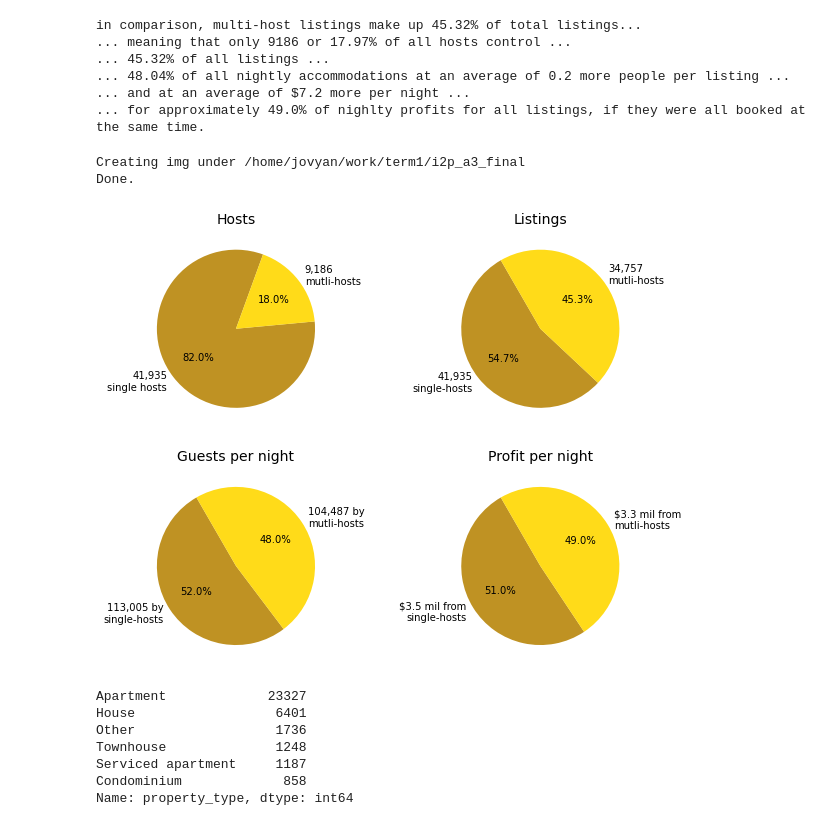
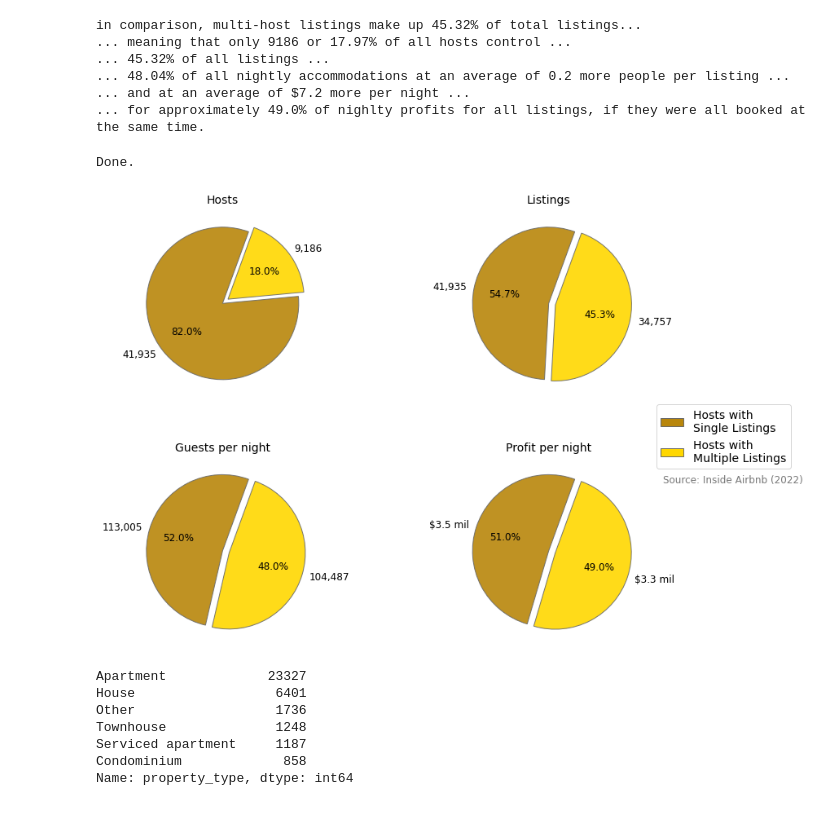
Before and after one commit to MattKavanaugh/i2p_a3_final, a Jupyter notebook: exec-briefing-final.ipynb, the cells around one changed output. Cells and saved outputs as stored; diff of their text form; code cells hidden in the pictures.

```diff
--- a/exec-briefing-final.ipynb
+++ b/exec-briefing-final.ipynb
@@ -714,55 +727,104 @@ in comparison, multi-host listings make up 45.32% of total listings...
 ... for approximately 49.0% of nighlty profits for all listings, if they were all booked at the same time.
 # %%
 # visualize statistics
-plt.figure(figsize = [10, 8])
+plt.figure(figsize = [14, 8])
 
 # Define data coordinates and labels
-hosts = ['41,935\nsingle hosts', '9,186\nmutli-hosts']
+hosts = ['41,935', '9,186']
 hosts_num = [41935, 9186]
-listings = ['41,935\nsingle-hosts', '34,757\nmutli-hosts']
+listings = ['41,935', '34,757']
 listing_num = [41935, 34757]
-accoms = ['113,005 by\nsingle-hosts', '104,487 by\nmutli-hosts']
+accoms = ['113,005', '104,487']
 accoms_num = [113005, 104487]
-profit = ['$3.5 mil from\nsingle-hosts', '$3.3 mil from\nmutli-hosts']
+profit = ['$3.5 mil', '$3.3 mil']
 profit_num = [3469210, 3332875]
+explode =(0, 0.09)
+custom_legend = [Patch(facecolor='darkgoldenrod',
+                       edgecolor='dimgrey',
+                       label='Hosts with\nSingle Listings'),
+                 Patch(facecolor='gold',
+                       edgecolor='dimgrey',
+                       label='Hosts with\nMultiple Listings')]
 
 # number of hosts
 plt.subplot(2, 2, 1)
-plt.pie(hosts_num,labels=hosts, colors = ['darkgoldenrod','gold'], autopct='%1.1f%%', startangle=70, wedgeprops={'alpha':0.9})
+plt.pie(hosts_num,
+        labels=hosts,
+        explode=explode,
+        colors = ['darkgoldenrod','gold'],
+        autopct='%1.1f%%',
+        startangle=70,
+        textprops = {'fontsize': 12},
+        wedgeprops={"edgecolor" : "dimgrey",
+                    'alpha':0.9})
 plt.title('Hosts', fontsize=14, color='black')
 
 # number of listings
 plt.subplot(2, 2, 2)
-plt.pie(listing_num,labels=listings, colors = ['darkgoldenrod','gold'], autopct='%1.1f%%', startangle=120, wedgeprops={'alpha':0.9})
+plt.pie(listing_num,
+        labels=listings,
+        explode=explode,
+        colors = ['darkgoldenrod','gold'],
+        autopct='%1.1f%%',
+        startangle=70,
+        textprops = {'fontsize': 12},
+        wedgeprops={"edgecolor" : "dimgrey",
+                    'alpha':0.9})
 plt.title('Listings', fontsize=14, color='black')
 
 # number of people being accomodated
 plt.subplot(2, 2, 3)
-plt.pie(accoms_num,labels=accoms, colors = ['darkgoldenrod','gold'], autopct='%1.1f%%', startangle=120, wedgeprops={'alpha':0.9})
+plt.pie(accoms_num,
+        labels=accoms,
+        explode=explode,
+        colors = ['darkgoldenrod','gold'],
+        autopct='%1.1f%%',
+        startangle=70,
+        textprops = {'fontsize': 12},
+        wedgeprops={"edgecolor" : "dimgrey",
+                    'alpha':0.9})
 plt.title('Guests per night', fontsize=14, color='black')
 
 # amount of profit
 plt.subplot(2, 2, 4)
-plt.pie(profit_num,labels=profit, colors = ['darkgoldenrod','gold'], autopct='%1.1f%%', startangle=120, wedgeprops={'alpha':0.9})
+plt.pie(profit_num,
+        labels=profit,
+        explode=explode,
+        colors = ['darkgoldenrod','gold'],
+        autopct='%1.1f%%',
+        startangle=70,
+        textprops = {'fontsize': 12},
+        wedgeprops={"edgecolor" : "dimgrey",
+                    'alpha':0.9})
 plt.title('Profit per night', fontsize=14, color='black')
+plt.legend(handles=custom_legend,
+           loc ="center right",
+           bbox_to_anchor =(1.3, 0.6, 0.5, 1),
+           prop={'size':14})
+plt.text(1.5, 0.9,
+         'Source: Inside Airbnb (2022)',
+         fontsize = 12,
+         color ='dimgrey',
+         alpha = 0.9)
+
+plt.tight_layout()
 
 # save fig
 path = os.path.join('','img')
 fn = 'fig1a'
 
 if not os.path.exists(path):
     print(f"Creating {path} under {os.getcwd()}")
     os.makedirs(path)
 
 plt.savefig(os.path.join(path,fn), index=False)
 print("Done.")
 
 # show plot
 plt.show()
 # %% [output]
-Creating img under /home/jovyan/work/term1/i2p_a3_final
 Done.
-[figure, old version]
+[figure, new version]
 # %%
 # number of multi host listings by type of property
 multi_host.property_type.value_counts()
```
Also changed, not shown: parts of 17 cells of this notebook, 11 other files.
